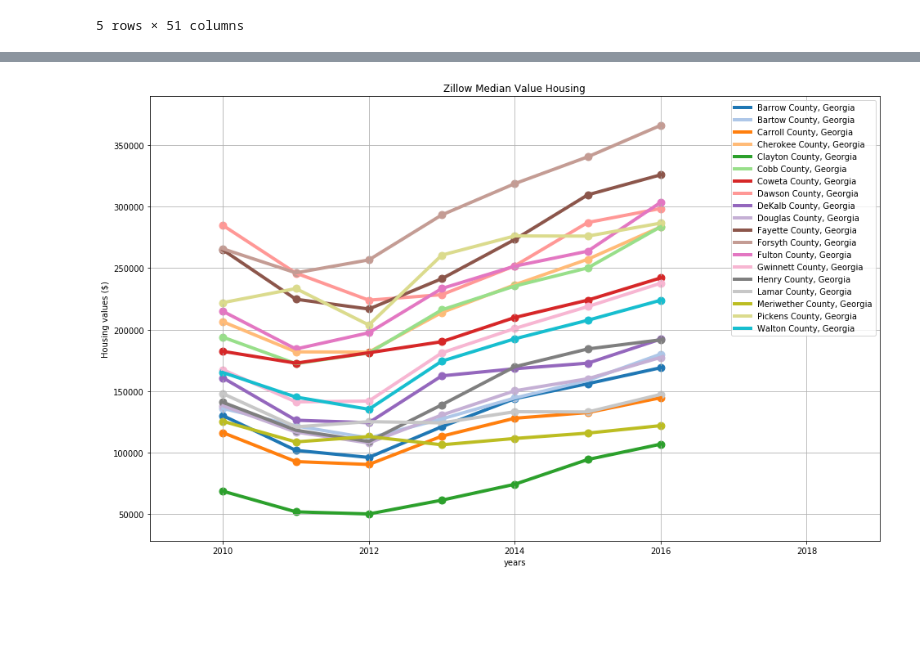
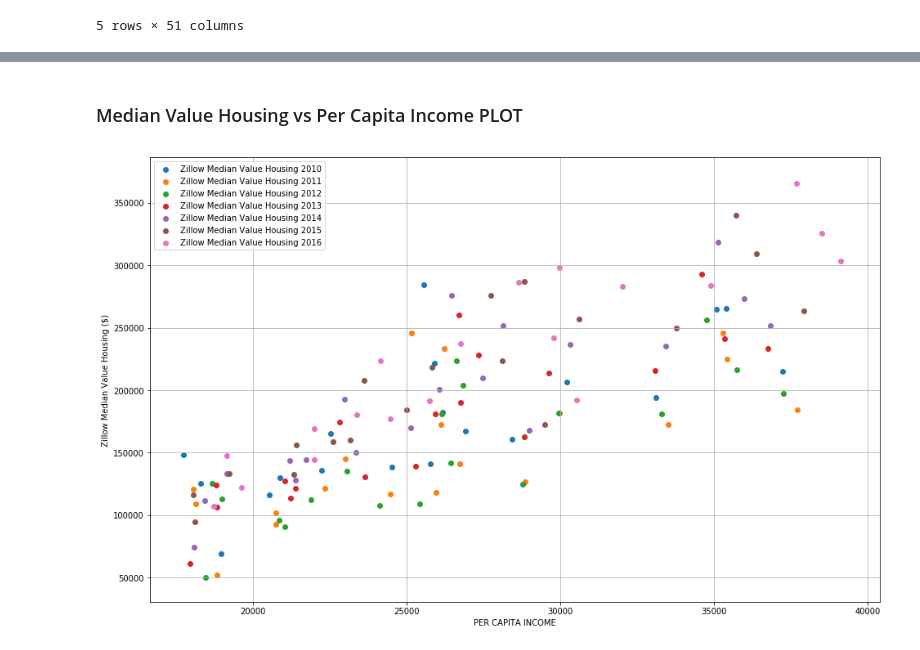
Before and after one commit to ricleongo/HousePricePredict, a Jupyter notebook: data_exploration.ipynb, the cells around one changed output, grey strips where cells are left out. Cells and saved outputs as stored; diff of their text form; code cells hidden in the pictures; blank space fills up the shorter version.

```diff
--- a/data_exploration.ipynb
+++ b/data_exploration.ipynb
@@ -190,13 +357,23 @@ ___
+# %% [markdown]
+### Median Value Housing vs Per Capita Income PLOT
 # %%
-value_housing = zillow_census_data[['Zillow Median Value Housing 2010',
-             'Zillow Median Value Housing 2011',
-             'Zillow Median Value Housing 2012',
-             'Zillow Median Value Housing 2013',
-             'Zillow Median Value Housing 2014',
-             'Zillow Median Value Housing 2015',
-             'Zillow Median Value Housing 2016'
-            ]].astype('float')
+fig, ax = plt.subplots()
 
-print_plot(value_housing, years, "Zillow Median Value Housing", "years", "Housing values ($)", (2009, 2019))
+ax.scatter(income_capita["Per Capita Income 2010"], zillow_census_data["Zillow Median Value Housing 2010"])
+ax.scatter(income_capita["Per Capita Income 2011"], zillow_census_data["Zillow Median Value Housing 2011"])
+ax.scatter(income_capita["Per Capita Income 2012"], zillow_census_data["Zillow Median Value Housing 2012"])
+ax.scatter(income_capita["Per Capita Income 2013"], zillow_census_data["Zillow Median Value Housing 2013"])
+ax.scatter(income_capita["Per Capita Income 2014"], zillow_census_data["Zillow Median Value Housing 2014"])
+ax.scatter(income_capita["Per Capita Income 2015"], zillow_census_data["Zillow Median Value Housing 2015"])
+ax.scatter(income_capita["Per Capita Income 2016"], zillow_census_data["Zillow Median Value Housing 2016"])
+
+ax.set_xlabel("PER CAPITA INCOME")
+ax.set_ylabel("Zillow Median Value Housing ($)")
+plt.legend()
+plt.grid()
+
+fig.set_size_inches(16, 10)
+
+plt.show()
 # %% [output]
-[figure, old version]
+[figure, new version]
```
Also changed, not shown: parts of 26 cells of this notebook, 2 other files.
